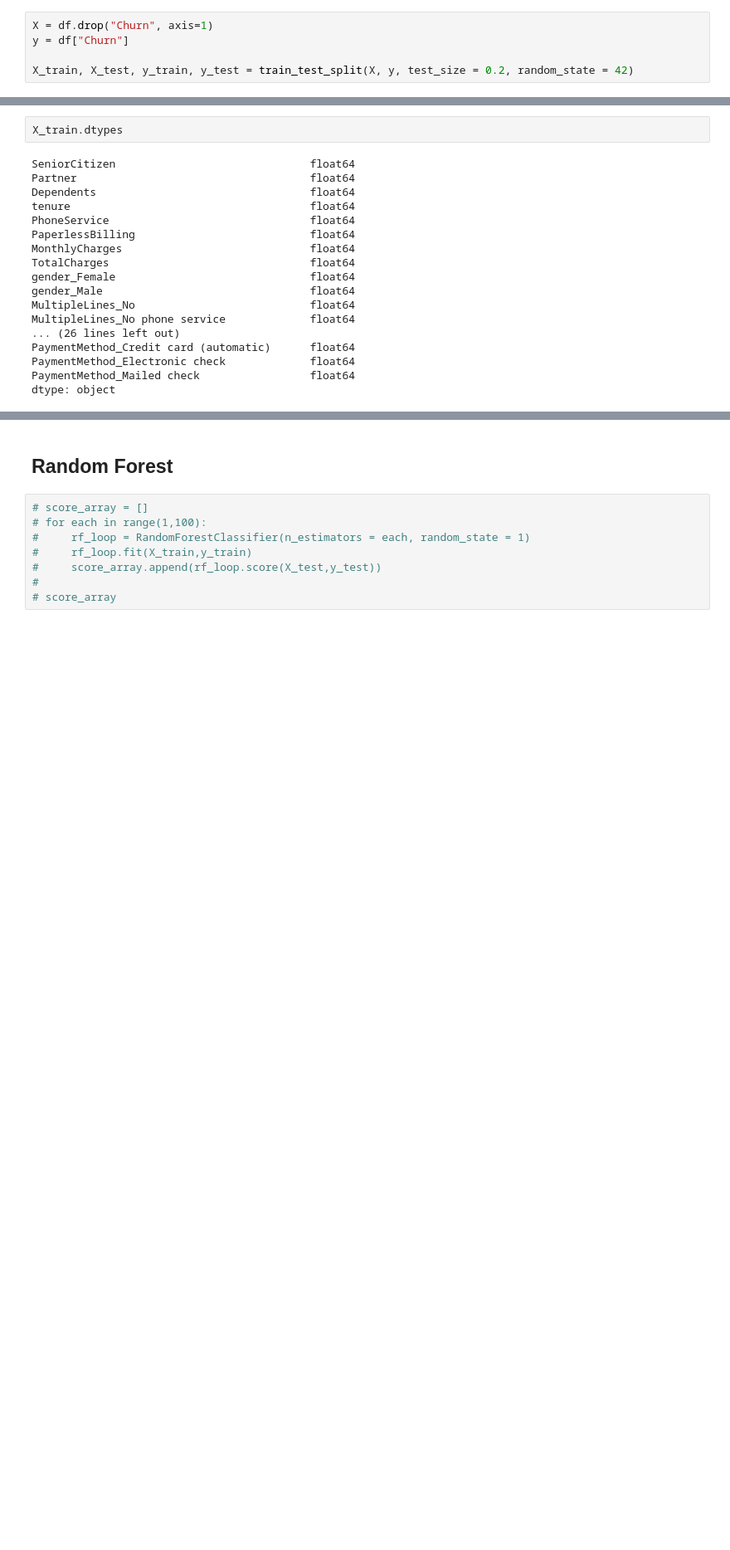
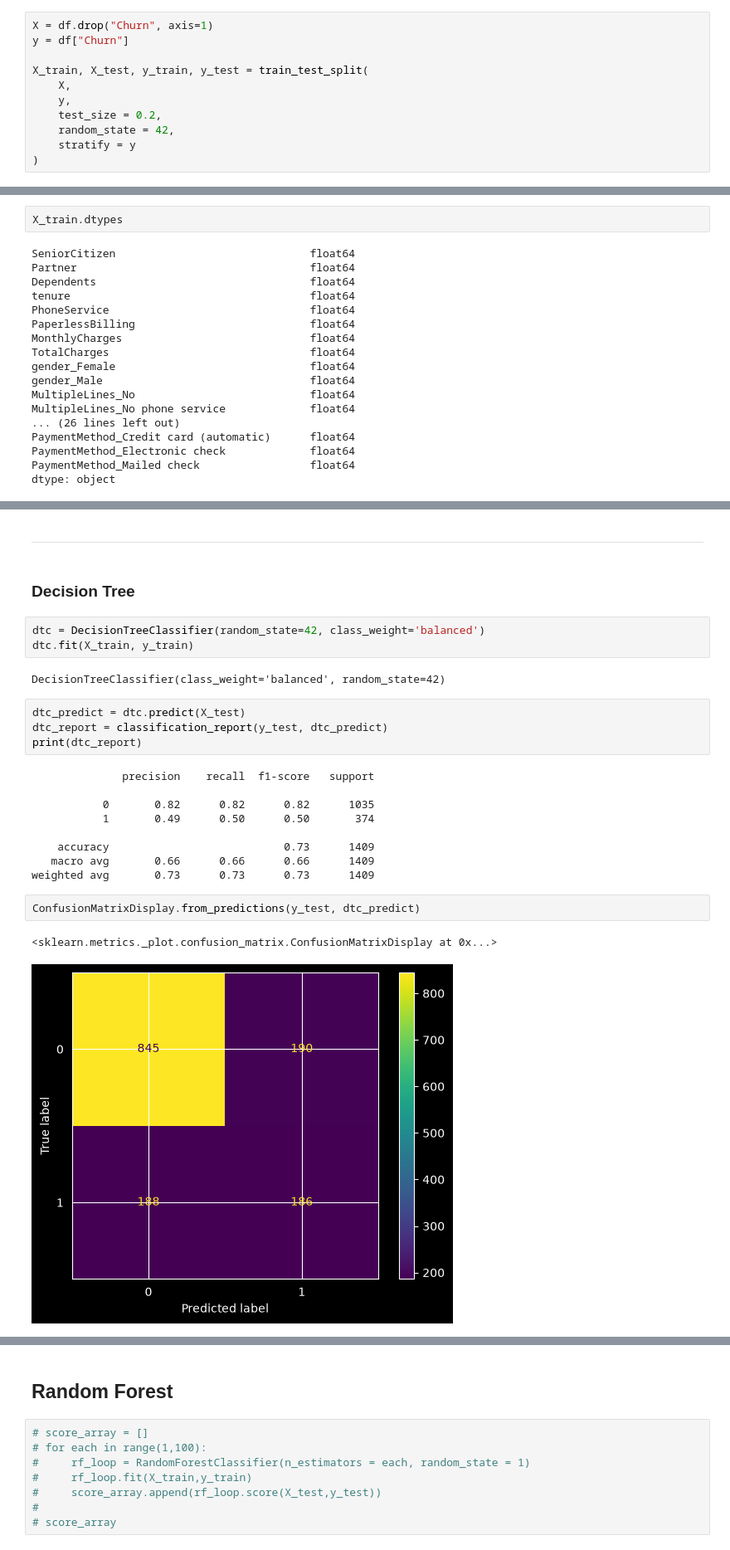
Before and after one commit to rzadrzi/customer_churn_analysis, a Jupyter notebook: customer_churn_analysis.ipynb, the cells around one changed output, grey strips where cells are left out. Shown at 83% size. Cells and saved outputs as stored; diff of their text form; blank space fills up the shorter version.

Commit message:
feat: Add Random Forest Classifier, Decision Tree, and SVC

```diff
--- a/customer_churn_analysis.ipynb
+++ b/customer_churn_analysis.ipynb
@@ -346,7 +350,13 @@ df[binary_cols] = df[binary_cols].replace({"Yes": 1, "No": 0})
 X = df.drop("Churn", axis=1)
 y = df["Churn"]
 
-X_train, X_test, y_train, y_test = train_test_split(X, y, test_size = 0.2, random_state = 42)
+X_train, X_test, y_train, y_test = train_test_split(
+    X,
+    y,
+    test_size = 0.2,
+    random_state = 42,
+    stratify = y
+)
 # %%
 y_train = y_train.astype('int')
 y_test = y_test.astype('int')
@@ -616,0 +592,27 @@ RocCurveDisplay.from_predictions(y_test, rfc_prob)
+# %% [markdown]
+-------
+# %% [markdown]
+### Decision Tree
+# %%
+dtc = DecisionTreeClassifier(random_state=42, class_weight='balanced')
+dtc.fit(X_train, y_train)
+# %% [output]
+DecisionTreeClassifier(class_weight='balanced', random_state=42)
+# %%
+dtc_predict = dtc.predict(X_test)
+dtc_report = classification_report(y_test, dtc_predict)
+print(dtc_report)
+# %% [output]
+              precision    recall  f1-score   support
+
+           0       0.82      0.82      0.82      1035
+           1       0.49      0.50      0.50       374
+
+    accuracy                           0.73      1409
+   macro avg       0.66      0.66      0.66      1409
+weighted avg       0.73      0.73      0.73      1409
+# %%
+ConfusionMatrixDisplay.from_predictions(y_test, dtc_predict)
+# %% [output]
+<sklearn.metrics._plot.confusion_matrix.ConfusionMatrixDisplay at 0x...>
+[figure, added]
```
Also changed, not shown: parts of 80 cells of this notebook.
